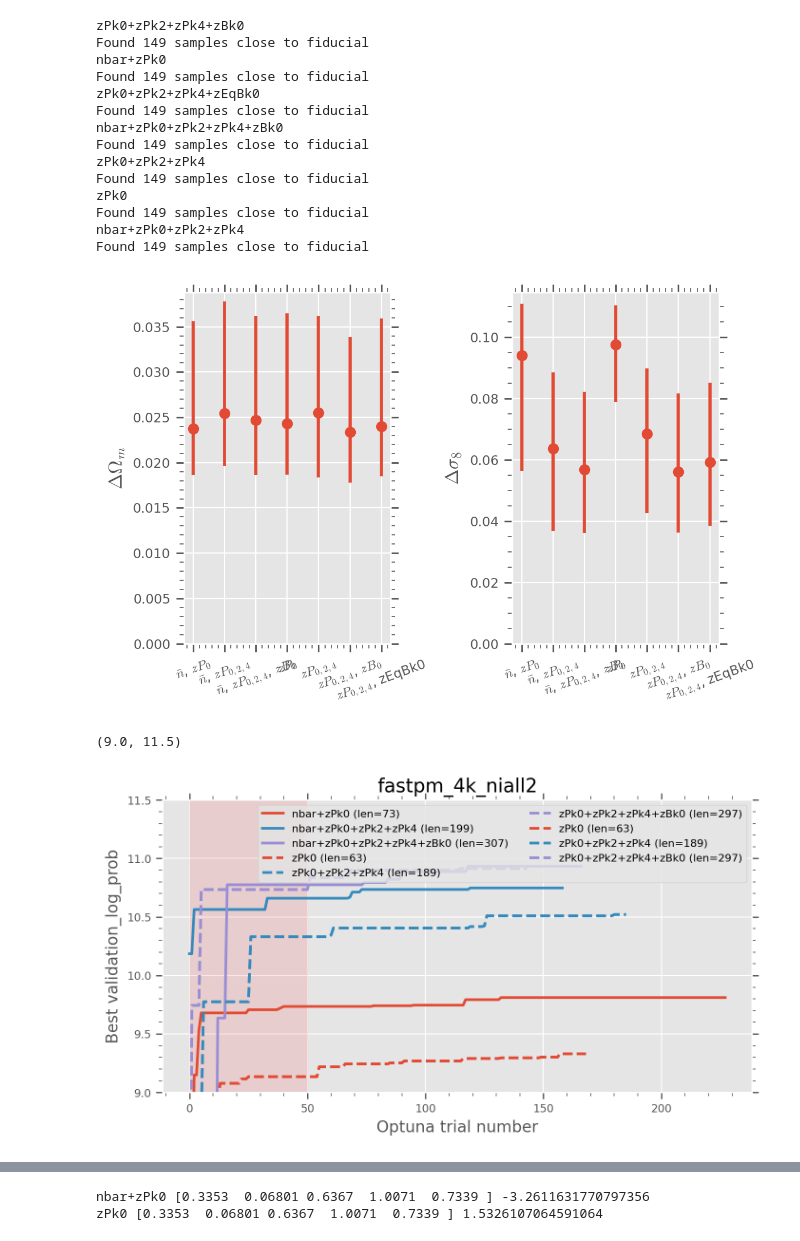
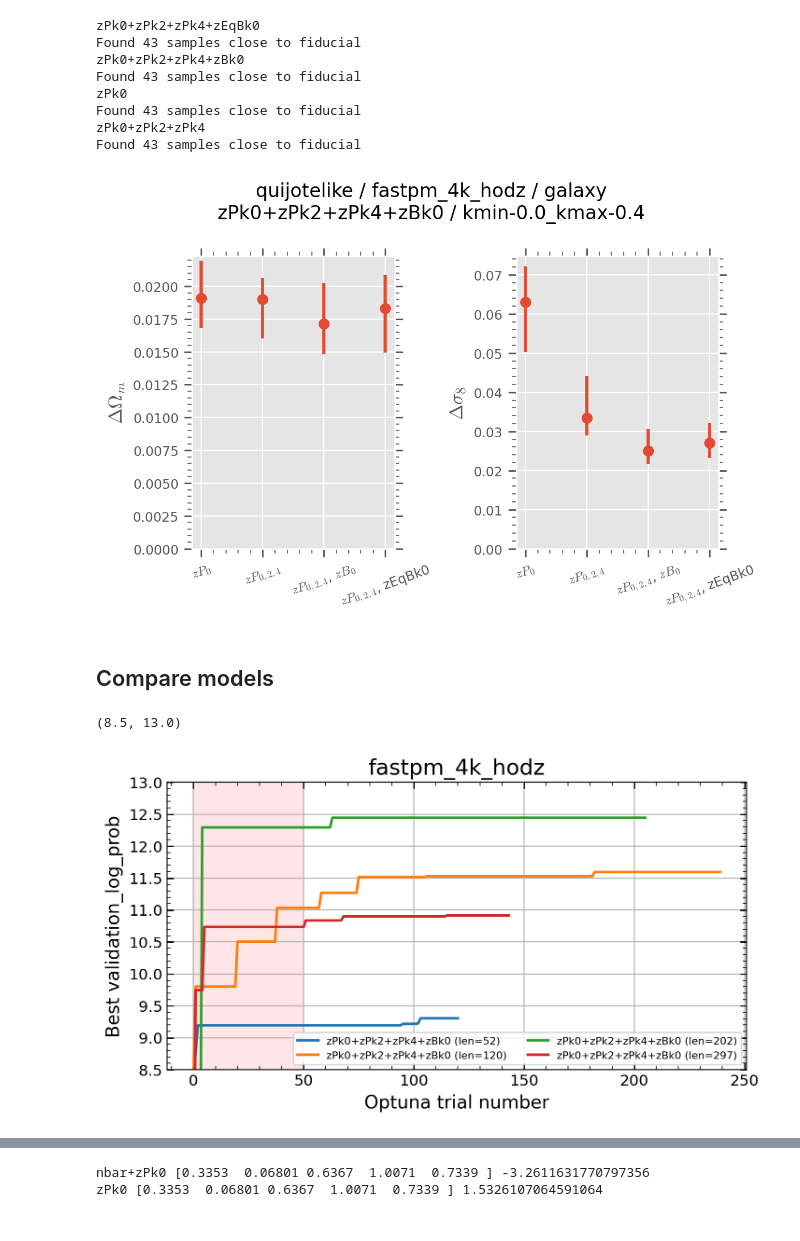
Before and after one commit to maho3/matts_tests, a Jupyter notebook: test_toy_noised.ipynb, the cells around one changed output, grey strips where cells are left out. Drawn from its saved outputs; the diff is of its cells as text; code cells hidden in the pictures.

Commit message:
more thorough noise calibration tests

```diff
--- a/test_toy_noised.ipynb
+++ b/test_toy_noised.ipynb
@@ -19,13 +37,13 @@ wdir = '/work/hdd/bdne/maho3/cmass-ili'
 # %%
 # Baseline
 nbody = 'quijotelike'
-sim = 'fastpm_4k_niall2'
+sim = 'fastpm_4k_hodz'
 tracer = 'galaxy'
 postfix = 'kmin-0.0_kmax-0.4'
-summlist = ['zPk0' , 'zPk2', 'zPk4', 'zBk0']
+summlist = ['zPk0', 'zPk2', 'zPk4', 'zBk0']
 summaries = '+'.join(summlist)
 modeldir = join(wdir, nbody, sim, 'models', tracer, summaries, postfix)
 print(modeldir)
 
-nbar = np.load(join(modeldir, 'x_test.npy'))[:, -1]
+nbar = np.load(join(modeldir, 'nbar_test.npy'))
 # %% [output]
@@ -78,7 +94,7 @@ for s in os.listdir(parentdir):
     # Find indices where theta[:, :5] is close to thetafid
     mask = np.all(np.isclose(
         theta[:, [0, 4]], thetafid[[0, 4]], rtol=0.1), axis=1)
-    mask &= (nbar > np.log10(1.4e-4))
+    mask &= (nbar > np.log10(1.4e-4)) & (nbar < np.log10(5e-4))
     print(f'Found {np.sum(mask)} samples close to fiducial')
 
     # Keep only those samples
@@ -86,7 +102,6 @@ for s in os.listdir(parentdir):
 
     stdev[s] = np.std(samples, axis=0)
 
-
     filepath = join(modeldir, 'optuna_study.db')
 
     # Load the 'summaries' study from the database
@@ -94,17 +109,11 @@ for s in os.listdir(parentdir):
     study = optuna.load_study(study_name=s, storage=storage)
     studies.append(study)
 # %% [output]
+zPk0+zPk2+zPk4+zEqBk0
+Found 43 samples close to fiducial
 zPk0+zPk2+zPk4+zBk0
-Found 149 samples close to fiducial
-nbar+zPk0
-Found 149 samples close to fiducial
-zPk0+zPk2+zPk4+zEqBk0
-Found 149 samples close to fiducial
-nbar+zPk0+zPk2+zPk4+zBk0
-Found 149 samples close to fiducial
+Found 43 samples close to fiducial
+zPk0
+Found 43 samples close to fiducial
 zPk0+zPk2+zPk4
-Found 149 samples close to fiducial
-zPk0
-Found 149 samples close to fiducial
-nbar+zPk0+zPk2+zPk4
-Found 149 samples close to fiducial
+Found 43 samples close to fiducial
@@ -123,7 +120,7 @@ def simple(label):
 # %%
 labels = sorted(list(stdev.keys()))
 
-f, axs = plt.subplots(1,2, figsize=(6,4), sharex=True)
+f, axs = plt.subplots(1, 2, figsize=(6, 4), sharex=True)
 axs = axs.flatten()
 
 names = [
@@ -144,30 +141,31 @@ for j, i in enumerate([0, 4]):
     ax.set_xticklabels(simple(labels), rotation=20)
 
 # axs[5].axis('off')
-# axs[0].set_title('w/ BFast Bispectrum')
+f.suptitle(' / '.join([nbody, sim, tracer]) +
+           '\n' + ' / '.join([summaries, postfix]))
 plt.tight_layout()
 # %% [output]
-[figure, old version]
+[figure, new version]
+# %% [markdown]
+## Compare models
 # %%
 nbody = 'quijotelike'
-sim = 'fastpm_4k_niall2'
+sim = 'fastpm_4k_hodz'
 tracer = 'galaxy'
 z = 'z'
 
 modeldirs = [
-    f'{wdir}/{nbody}/{sim}/models/{tracer}/nbar+{z}Pk0/kmin-0.0_kmax-0.4',
-    f'{wdir}/{nbody}/{sim}/models/{tracer}/nbar+{z}Pk0+{z}Pk2+{z}Pk4/kmin-0.0_kmax-0.4',
-    f'{wdir}/{nbody}/{sim}/models/{tracer}/nbar+{z}Pk0+{z}Pk2+{z}Pk4+{z}Bk0/kmin-0.0_kmax-0.4',
-    f'{wdir}/{nbody}/{sim}/models/{tracer}/{z}Pk0/kmin-0.0_kmax-0.4',
-    f'{wdir}/{nbody}/{sim}/models/{tracer}/{z}Pk0+{z}Pk2+{z}Pk4/kmin-0.0_kmax-0.4',
+    f'{wdir}/{nbody}/{sim}/models/{tracer}/{z}Pk0+{z}Pk2+{z}Pk4+{z}Bk0/kmin-0.0_kmax-0.1',
+    f'{wdir}/{nbody}/{sim}/models/{tracer}/{z}Pk0+{z}Pk2+{z}Pk4+{z}Bk0/kmin-0.0_kmax-0.2',
+    f'{wdir}/{nbody}/{sim}/models/{tracer}/{z}Pk0+{z}Pk2+{z}Pk4+{z}Bk0/kmin-0.0_kmax-0.3',
     f'{wdir}/{nbody}/{sim}/models/{tracer}/{z}Pk0+{z}Pk2+{z}Pk4+{z}Bk0/kmin-0.0_kmax-0.4',
-    f'{wdir}/{nbody}/fastpm_4k_hodz/models/{tracer}/{z}Pk0/kmin-0.0_kmax-0.4',
-    f'{wdir}/{nbody}/fastpm_4k_hodz/models/{tracer}/{z}Pk0+{z}Pk2+{z}Pk4/kmin-0.0_kmax-0.4',
-    f'{wdir}/{nbody}/fastpm_4k_hodz/models/{tracer}/{z}Pk0+{z}Pk2+{z}Pk4+{z}Bk0/kmin-0.0_kmax-0.4',
 ]
 
 names = [
     m.split('/')[-2] for m in modeldirs
+]
+kmaxes = [
+    m.split('-')[-1] for m in modeldirs
 ]
 
 x_len = []
@@ -179,29 +175,32 @@ cmap = mpl.colormaps['tab20'].colors
 # %%
 
 def plot_history(modeldir, ax, **kwargs):
     storage = f"sqlite:///{modeldir}/optuna_study.db"
-    study = optuna.load_study(study_name=modeldir.split('/')[-2], storage=storage)
+    study = optuna.load_study(
+        study_name=modeldir.split('/')[-2], storage=storage)
     trials = study.trials
     trial_numbers = [t.number for t in trials if t.value is not None]
     values = [t.value for t in trials if t.value is not None]
 
     best_values = np.maximum.accumulate(values)
 
     ax.plot(trial_numbers, best_values, **kwargs)
+    ax.grid(True)
 
-f, ax = plt.subplots(figsize=(8,4))
+
+f, ax = plt.subplots(figsize=(8, 4))
 for i, m in enumerate(modeldirs):
-    plot_history(m, ax, label=f"{names[i]} (len={x_len[i]})", c=f'C{i%3}',
-                 ls='-' if i//3==0 else '--')
+    plot_history(m, ax, label=f"{names[i]} (len={x_len[i]})", c=f'C{i}',
+                 ls='-')
 
-ax.fill_between([0,50],[0]*2,[120]*2, color='r', alpha=0.1)
-ax.legend(fontsize=8, ncol=2) # loc='middle right')
+ax.fill_between([0, 50], [0]*2, [120]*2, color='r', alpha=0.1)
+ax.legend(fontsize=8, ncol=2)  # loc='middle right')
 ax.set(xlabel='Optuna trial number', ylabel='Best validation_log_prob')
 ax.set_title(sim)
-ax.set_ylim(9, 11.5)
+ax.set_ylim(8.5, 13)
 # %% [output]
-(9.0, 11.5)
+(8.5, 13.0)
-[figure, old version]
+[figure, new version]
 # %%
 import numpy as np
 import matplotlib.pyplot as plt
```
Also changed, not shown: parts of 28 cells of this notebook.
